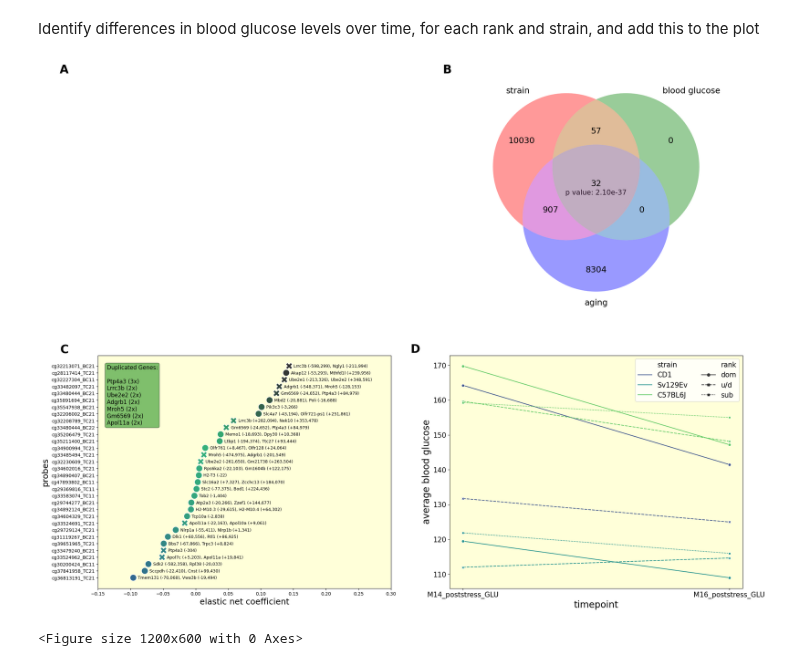
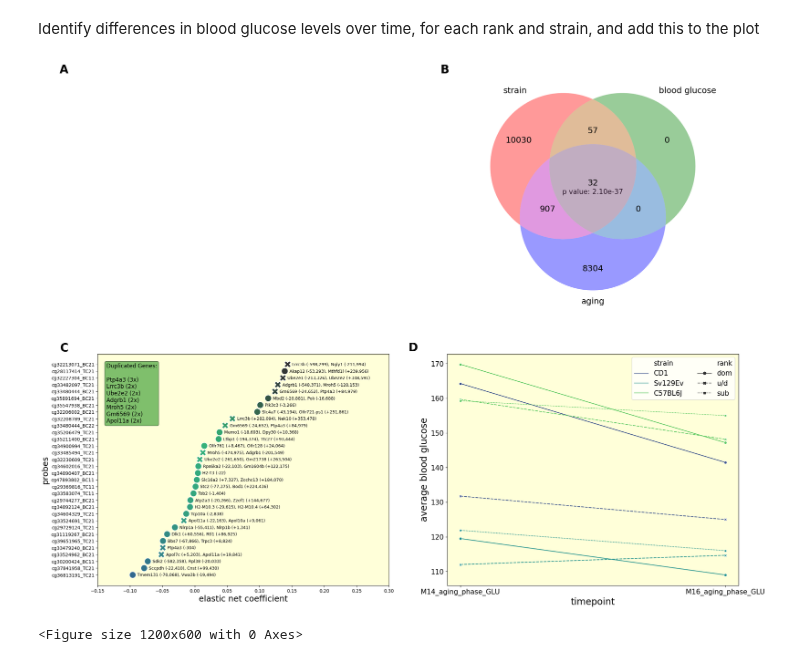
Before and after one commit to SamAndTheSun/CSS_healthspan_epigenetics, a Jupyter notebook: model_intersection_analysis.ipynb, the cells around one changed output. Saved outputs shown, nothing was run; the diff lists cells and outputs as text; code cells hidden in the pictures.

Commit message:
poststress -> aging phase

```diff
--- a/model_intersection_analysis.ipynb
+++ b/model_intersection_analysis.ipynb
@@ -339,6 +339,7 @@ plot_scatter(axs[1,0], glu_age_df)
 # create a df for rank, strain, and blood glucose
 #blood_glucose_df = all_info[47:55] # all blood glucose timepoints
 blood_glucose_df = all_info[53:55]
+blood_glucose_df = blood_glucose_df.rename(index={'M14_poststress_GLU': 'M14_aging_phase_GLU', 'M16_poststress_GLU': 'M16_aging_phase_GLU'})
 blood_glucose_df.loc['rank'] = all_info.loc['Rank']
 blood_glucose_df.loc['strain'] = all_info.loc['CD1 or C57BL6J?'] + all_info.loc['C57BL6J or Sv129Ev?']*2
 
@@ -356,32 +357,32 @@ blood_glucose_df = blood_glucose_df.T
 # reshape the df for a lineplot
 blood_glucose_df['ID'] = blood_glucose_df.index
 lineplot_df = blood_glucose_df.melt(id_vars=['ID', 'rank', 'strain'],
                   var_name='Timepoint',
                   value_name='Value')
 
 # create a lineplot
 plt.figure(figsize=(12, 6))  # Set figure size
 sns.lineplot(
     data=lineplot_df,
     x='Timepoint',
     y='Value',
     hue='strain',
     style='rank',
     palette='viridis',
     markers=True,
     ci=None,
     ax=axs[1,1]
 )
 
 # Customize the plot
 axs[1,1].set_xlabel('timepoint', fontsize=20)
 axs[1,1].set_ylabel('average blood glucose', fontsize=20)
 axs[1,1].tick_params(labelsize=15)
 axs[1,1].legend(loc='upper right', fontsize=15, ncol=2)
 
 axs[1,1].set_facecolor((1, 1, 0.8509803921))
 
 plt.tight_layout();
 # %% [output]
-[figure, old version]
+[figure, new version]
 <Figure size 1200x600 with 0 Axes>
```
